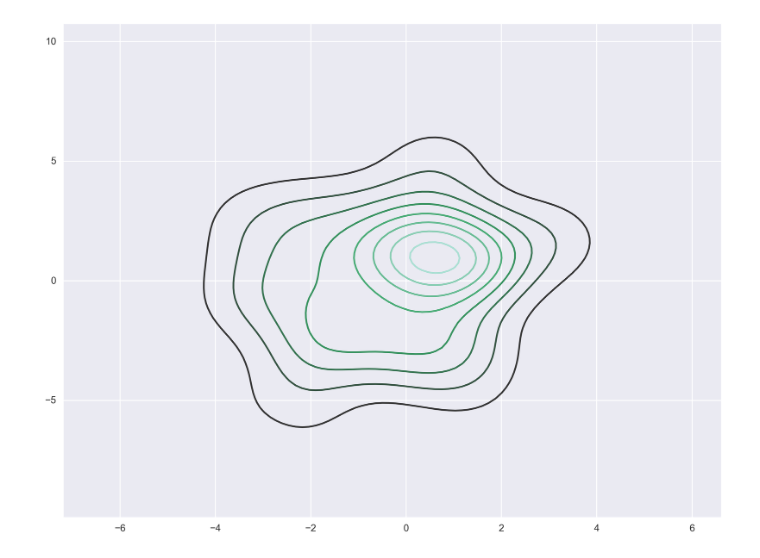
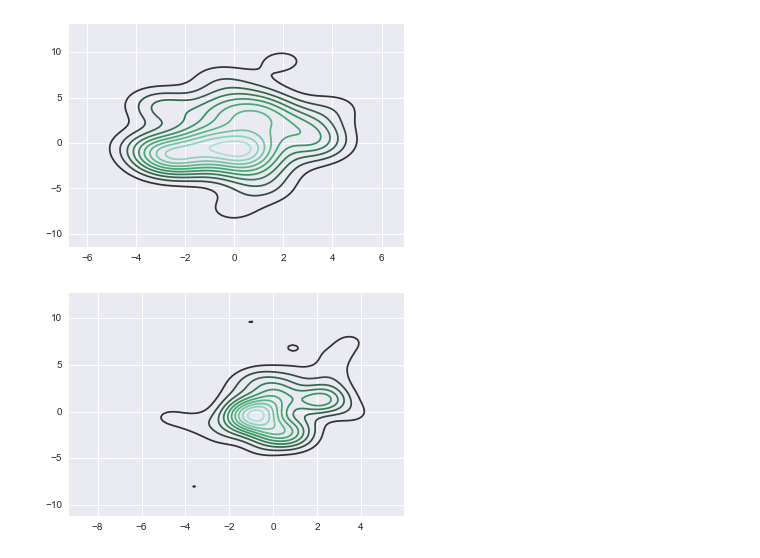
Before and after one commit to wenyangfu/EE361M_Homework, a Jupyter notebook: Homework 1.ipynb, the cells around one changed output. Drawn from its saved outputs; the diff is of its cells as text; code cells hidden in the pictures.

```diff
--- a/Homework 1.ipynb
+++ b/Homework 1.ipynb
@@ -77,29 +62,15 @@ Current dpi: 80.0
 # %%
-# 3a, part i
-
-# means = 0, var_x = 4, var_y = 9, correlation coefficient = 0
-u_x = 0
-u_y = 0
-var_x = 4
-var_y = 9
-std_x = var_x**(1/2)
-std_y = var_y**(1/2)
-rho = 0
-
-def plot_contours():
-    # Covariance matrix
+def plot_contours(u_x, u_y, var_x, var_y, std_x, std_y, rho):
+    # Mean vector and Covariance matrix
     mean = [u_x, u_y]
     cov = [(var_x, std_x * std_y * rho),
            (std_x * std_y * rho, var_y)]
 
     x, y = np.random.multivariate_normal(mean, cov, size=50).T
-#     ax = sns.kdeplot(x, y)
-    fig1 = plt.figure()
-    ax = fig1.add_subplot(111)
-    ax.plot(x, y)
-    xc = np.arange(-3.0, 3.0, 0.1)
-    yc = np.arange(-3.0, 3.0, 0.1)
-    X, Y = np.meshgrid(xc, yc)
-
-
-plot_contours()
+    ax = sns.kdeplot(x, y)
+#     fig1 = plt.figure()
+#     ax = fig1.add_subplot(111)
+#     ax.plot(x, y)
+#     xc = np.arange(-3.0, 3.0, 0.1)
+#     yc = np.arange(-3.0, 3.0, 0.1)
+#     X, Y = np.meshgrid(xc, yc)
@@ -110,12 +77,23 @@ TypeError: Length of x must be number of columns in z.
+# %%
+# 3a, part i
+u_x = 0
+u_y = 0
+var_x = 4
+var_y = 9
+std_x = var_x**(1/2)
+std_y = var_y**(1/2)
+rho = 0
+
+plot_contours(u_x, u_y, var_x, var_y, std_x, std_y, rho)
+# %% [output]
+[figure, added]
 # %%
 # 3a, part ii
-
-# means = 0, var_x = 4, var_y = 9, correlation coefficient = 0.5
 rho = 0.5
 
-plot_contours()
+plot_contours(u_x, u_y, var_x, var_y, std_x, std_y, rho)
 # %% [output]
-[figure, old version]
+[figure, new version]
 # %%
 # Problem 3b
 
```
Also changed, not shown: parts of 21 cells of this notebook.
